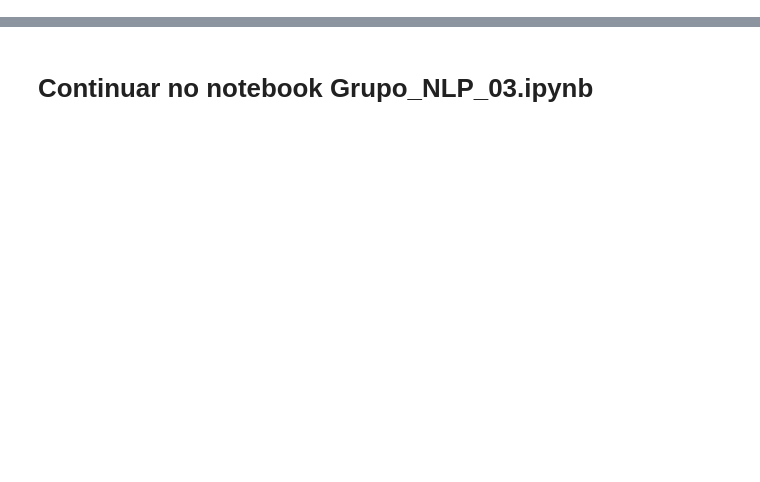
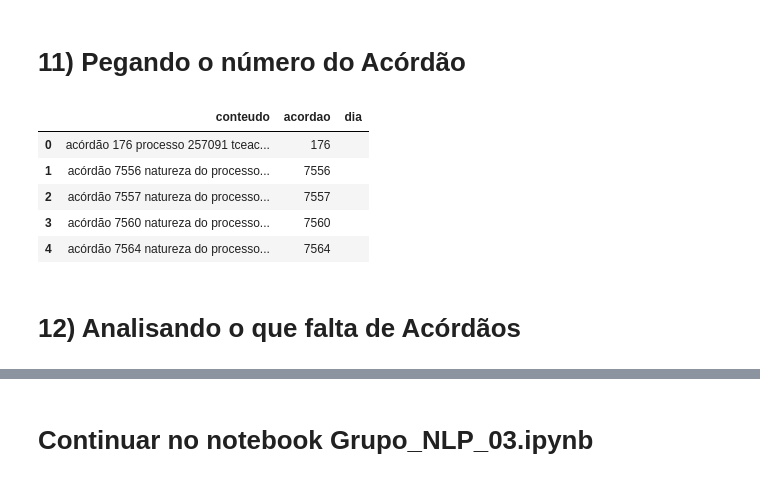
Before and after one commit to Antonino-Marques-Jares/Projeto_Leitura_Documentos, a Jupyter notebook: Grupo_NPL_02.ipynb, the cells around one changed output, grey strips where cells are left out. Cells and saved outputs as stored; diff of their text form; code cells hidden in the pictures; blank space fills up the shorter version.

```diff
--- a/Grupo_NPL_02.ipynb
+++ b/Grupo_NPL_02.ipynb
@@ -414,0 +263,28 @@ print(texto[-100:-1])
+# %% [markdown]
+# 11) Pegando o número do Acórdão
+# %%
+acordaos = []
+for i in passo01.index:
+    texto = passo01.conteudo[i]
+    acordao = re.findall("(acórdão)( n. | n | )([0-9]{1,})( )",texto)
+    if len(acordao) >= 1:
+        acordaos.append(acordao[0][2])
+    else:
+        acordaos.append("00000000")
+
+extrutura_transitorio_acordaos = {
+  'acordao': acordaos
+}
+
+transitorio_acordaos = pd.DataFrame(extrutura_transitorio_acordaos)
+passo01['acordao'] = transitorio_acordaos
+passo01.head()
+# %% [output]
+|  | conteudo | acordao | dia |
+| 0 | acórdão 176 processo 257091 tceac... | 176 |  |
+| 1 | acórdão 7556 natureza do processo... | 7556 |  |
+| 2 | acórdão 7557 natureza do processo... | 7557 |  |
+| 3 | acórdão 7560 natureza do processo... | 7560 |  |
+| 4 | acórdão 7564 natureza do processo... | 7564 |  |
+# %% [markdown]
+# 12) Analisando o que falta de Acórdãos
```
Also changed, not shown: parts of 82 cells of this notebook, 5 other files.
